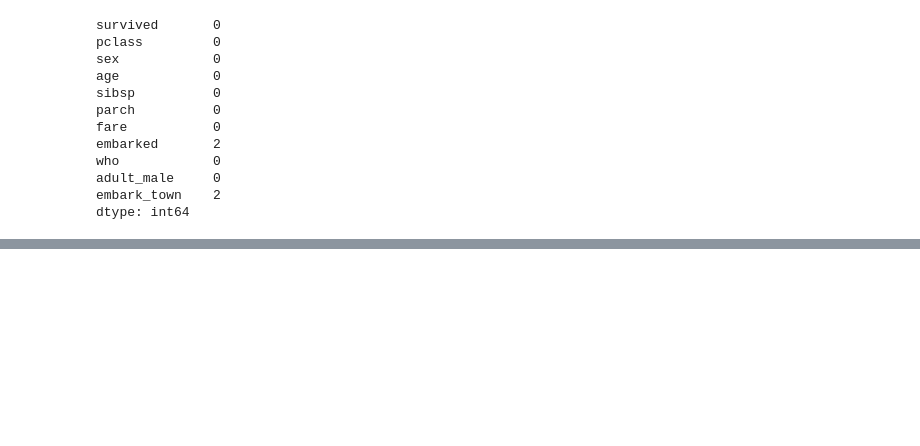
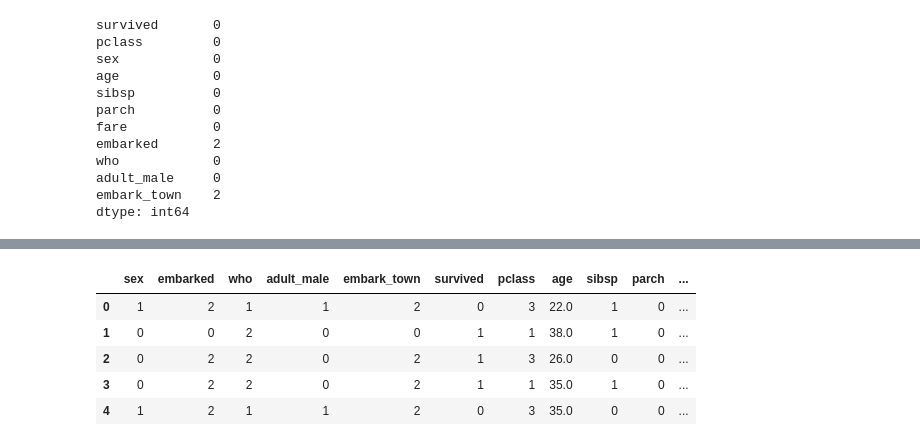
Before and after one commit to SriRamK345/ML_sample_DS_Sup_lerning, a Jupyter notebook: LogR_sampleds1.ipynb, the cells around one changed output, grey strips where cells are left out. Saved outputs shown, nothing was run; the diff lists cells and outputs as text; code cells hidden in the pictures; blank space fills up the shorter version.

```diff
--- a/LogR_sampleds1.ipynb
+++ b/LogR_sampleds1.ipynb
@@ -234,2 +288,12 @@ df["sex"].replace({"male":0,"female":1},inplace=True)
+# %%
+df = pd.concat([cat_cal,df],axis=1)
+df.head()
+# %% [output]
+|  | sex | embarked | who | adult_male | embark_town | survived | pclass | age | sibsp | parch | ... |
+| 0 | 1 | 2 | 1 | 1 | 2 | 0 | 3 | 22.0 | 1 | 0 | ... |
+| 1 | 0 | 0 | 2 | 0 | 0 | 1 | 1 | 38.0 | 1 | 0 | ... |
+| 2 | 0 | 2 | 2 | 0 | 2 | 1 | 3 | 26.0 | 0 | 0 | ... |
+| 3 | 0 | 2 | 2 | 0 | 2 | 1 | 1 | 35.0 | 1 | 0 | ... |
+| 4 | 1 | 2 | 1 | 1 | 2 | 0 | 3 | 35.0 | 0 | 0 | ... |
 # %%
 plt.figure(figsize=(10,6))
```
Also changed, not shown: parts of 20 cells of this notebook.
